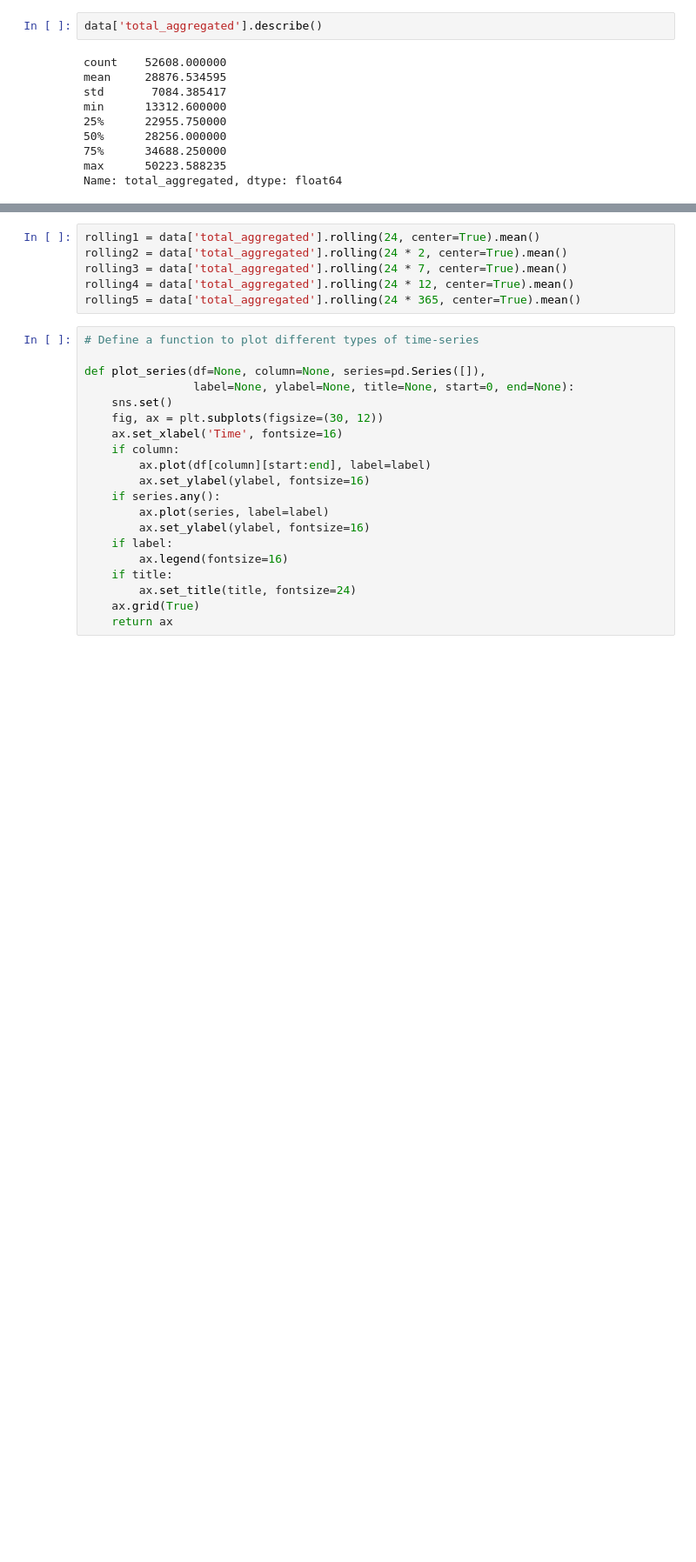
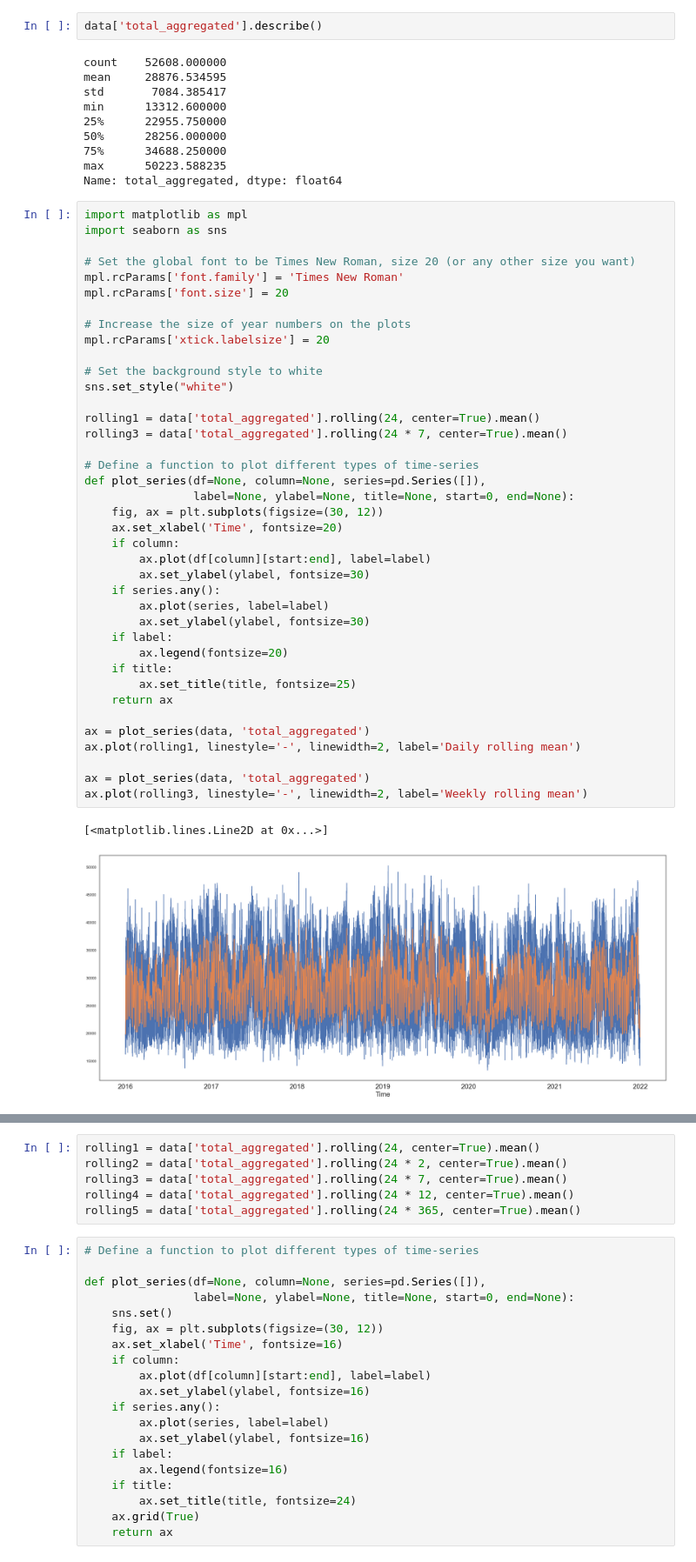
Before and after one commit to lorenzrossi/Thesis, a Jupyter notebook: src/DATA_DESC.ipynb, the cells around one changed output, grey strips where cells are left out. Shown at 87% size. Saved outputs shown, nothing was run; the diff lists cells and outputs as text; blank space fills up the shorter version.

```diff
--- a/src/DATA_DESC.ipynb
+++ b/src/DATA_DESC.ipynb
@@ -359,3 +389,45 @@ min      13312.600000
 75%      34688.250000
 max      50223.588235
 Name: total_aggregated, dtype: float64
+# %%
+import matplotlib as mpl
+import seaborn as sns
+
+# Set the global font to be Times New Roman, size 20 (or any other size you want)
+mpl.rcParams['font.family'] = 'Times New Roman'
+mpl.rcParams['font.size'] = 20
+
+# Increase the size of year numbers on the plots
+mpl.rcParams['xtick.labelsize'] = 20
+
+# Set the background style to white
+sns.set_style("white")
+
+rolling1 = data['total_aggregated'].rolling(24, center=True).mean()
+rolling3 = data['total_aggregated'].rolling(24 * 7, center=True).mean()
+
+# Define a function to plot different types of time-series
+def plot_series(df=None, column=None, series=pd.Series([]),
+                label=None, ylabel=None, title=None, start=0, end=None):
+    fig, ax = plt.subplots(figsize=(30, 12))
+    ax.set_xlabel('Time', fontsize=20)
+    if column:
+        ax.plot(df[column][start:end], label=label)
+        ax.set_ylabel(ylabel, fontsize=30)
+    if series.any():
+        ax.plot(series, label=label)
+        ax.set_ylabel(ylabel, fontsize=30)
+    if label:
+        ax.legend(fontsize=20)
+    if title:
+        ax.set_title(title, fontsize=25)
+    return ax
+
+ax = plot_series(data, 'total_aggregated')
+ax.plot(rolling1, linestyle='-', linewidth=2, label='Daily rolling mean')
+
+ax = plot_series(data, 'total_aggregated')
+ax.plot(rolling3, linestyle='-', linewidth=2, label='Weekly rolling mean')
+# %% [output]
+[<matplotlib.lines.Line2D at 0x...>]
+[figure, added]
```
Also changed, not shown: parts of 13 cells of this notebook, 7 other files.
